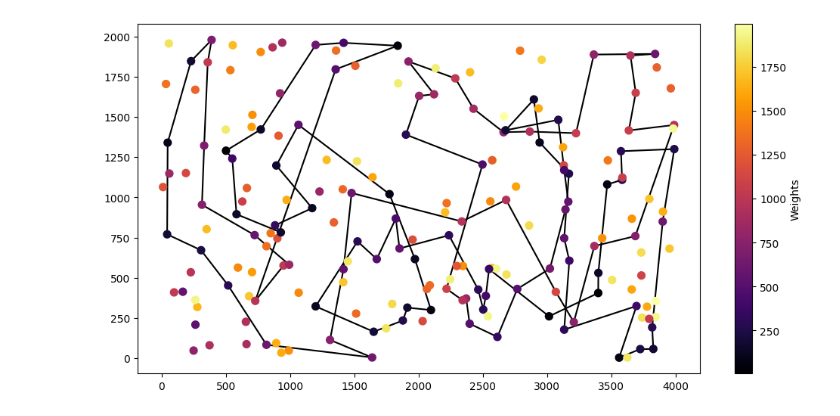
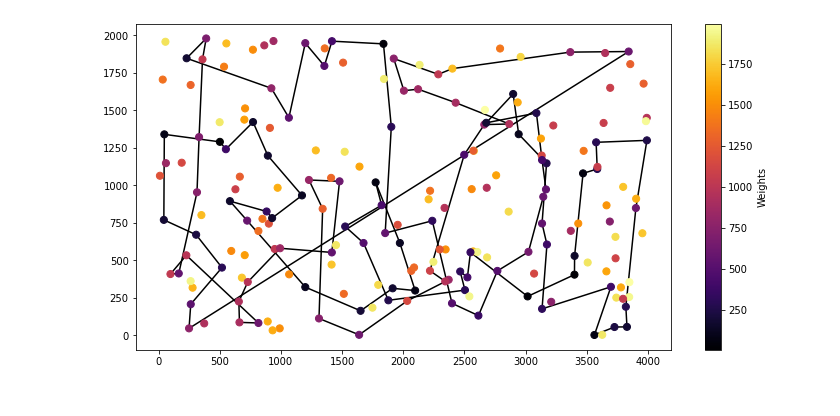
Before and after one commit to krzysztof-m-w/evolutionary_computation, a Jupyter notebook: lab1/ec1.ipynb, the cells around one changed output. Drawn from its saved outputs; the diff is of its cells as text; code cells hidden in the pictures.

```diff
--- a/lab1/ec1.ipynb
+++ b/lab1/ec1.ipynb
@@ -39,7 +39,7 @@ def get_random_solution(n: int) -> list:
     np.random.shuffle(a)
     return list(a[:np.ceil(n/2)])
 # %%
-def nn(starting_point: int, distance: np.ndarray, costs: np.ndarray) -> list:
+def nn(starting_point: int, distance: np.ndarray, costs: np.ndarray) -> list[int]:
     cost_matrix=distance+costs
     cost_matrix = cost_matrix.T
     result_list=[starting_point]
@@ -54,5 +61,6 @@ def nn(starting_point: int, distance: np.ndarray, costs: np.ndarray) -> list:
 # %%
-solution = nn(0, dist, costs)
+
+solution = nn(10, dist, costs)
 plot_solution(solution, coordinates, costs)
 # %% [output]
-[figure, old version]
+[figure, new version]
```
Also changed, not shown: parts of 9 cells of this notebook.
